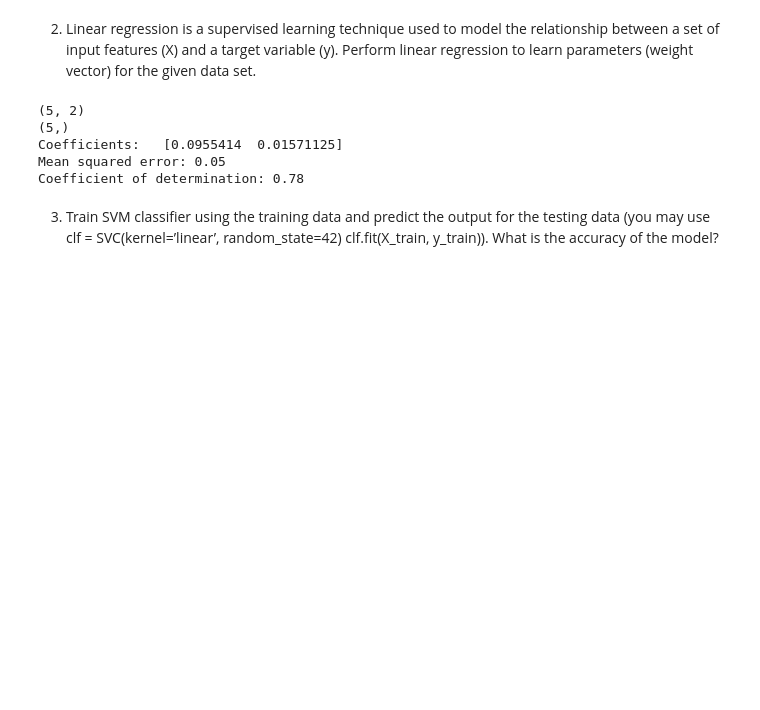
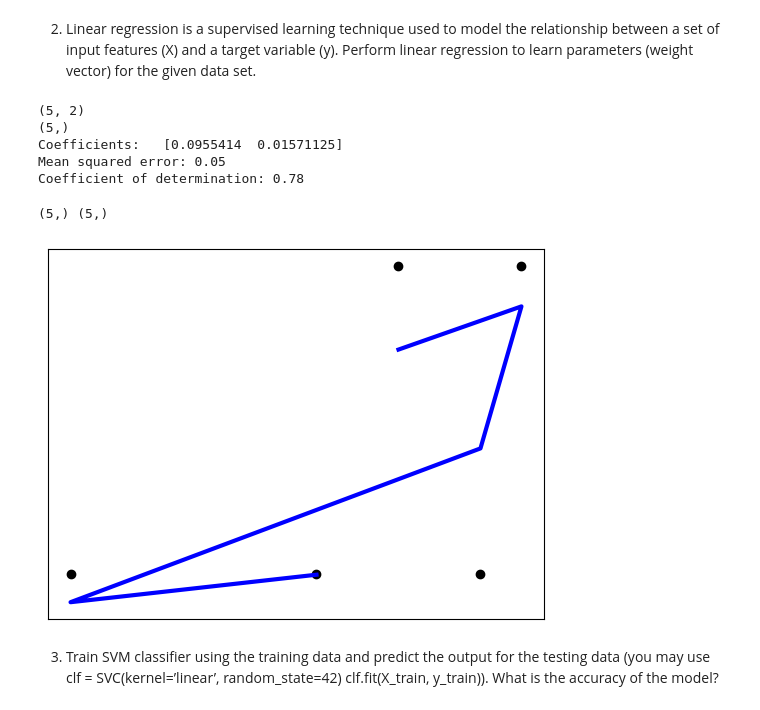
Before and after one commit to kumudu12/EN5870, a Jupyter notebook: Assignment_02_on_Backpropagation,_SVM_and_kNN.ipynb, the cells around one changed output. Drawn from its saved outputs; the diff is of its cells as text; code cells hidden in the pictures; blank space fills up the shorter version.

```diff
--- a/Assignment_02_on_Backpropagation,_SVM_and_kNN.ipynb
+++ b/Assignment_02_on_Backpropagation,_SVM_and_kNN.ipynb
@@ -50,6 +40,21 @@ print("Coefficient of determination: %.2f" % r2_score(y_test, y_pred))
 Coefficients:   [0.0955414  0.01571125]
 Mean squared error: 0.05
 Coefficient of determination: 0.78
+# %%
+#X_test=X_test.reshape(5,1)
+print(X_test[:, 1].shape, y_test.shape)
+
+#Plot outputs
+plt.scatter(x=X_test[:, 1], y=y_test, color="black")
+plt.plot(X_test[:, 1], y_pred, color="blue", linewidth=3)
+
+plt.xticks(())
+plt.yticks(())
+
+plt.show()
+# %% [output]
+(5,) (5,)
+[figure, added]
 # %% [markdown]
 3.  Train SVM classifier using the training data and predict the output for the testing
 data (you may use clf = SVC(kernel=’linear’, random_state=42)
```
Also changed, not shown: parts of 9 cells of this notebook.
